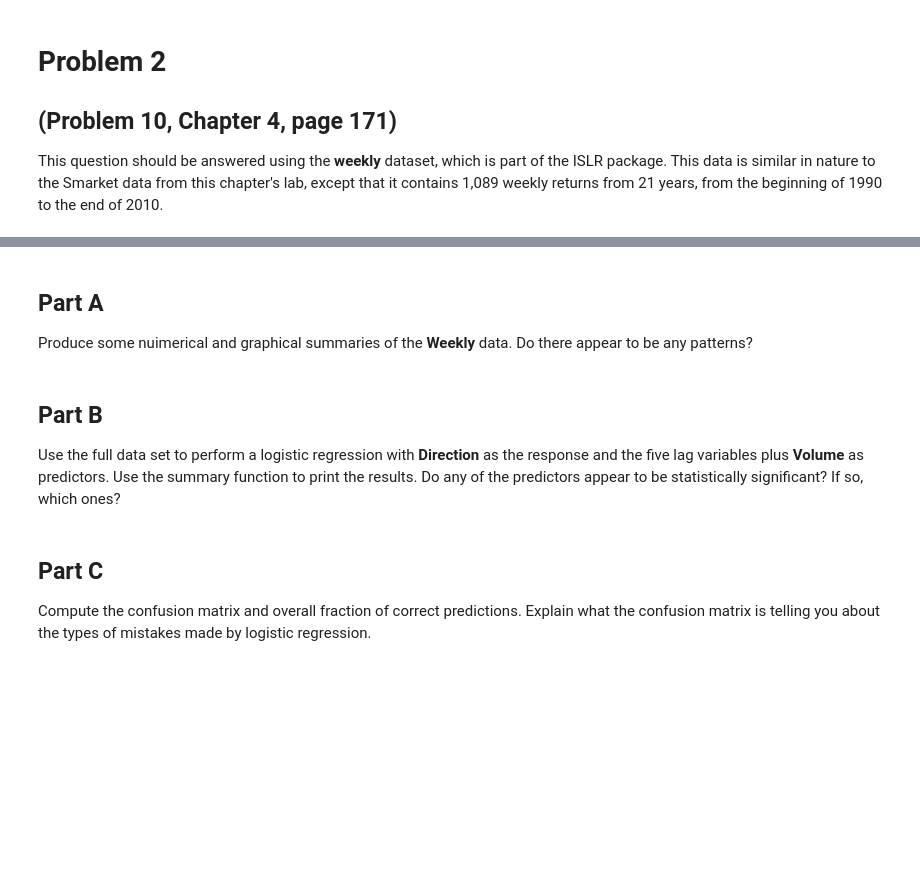
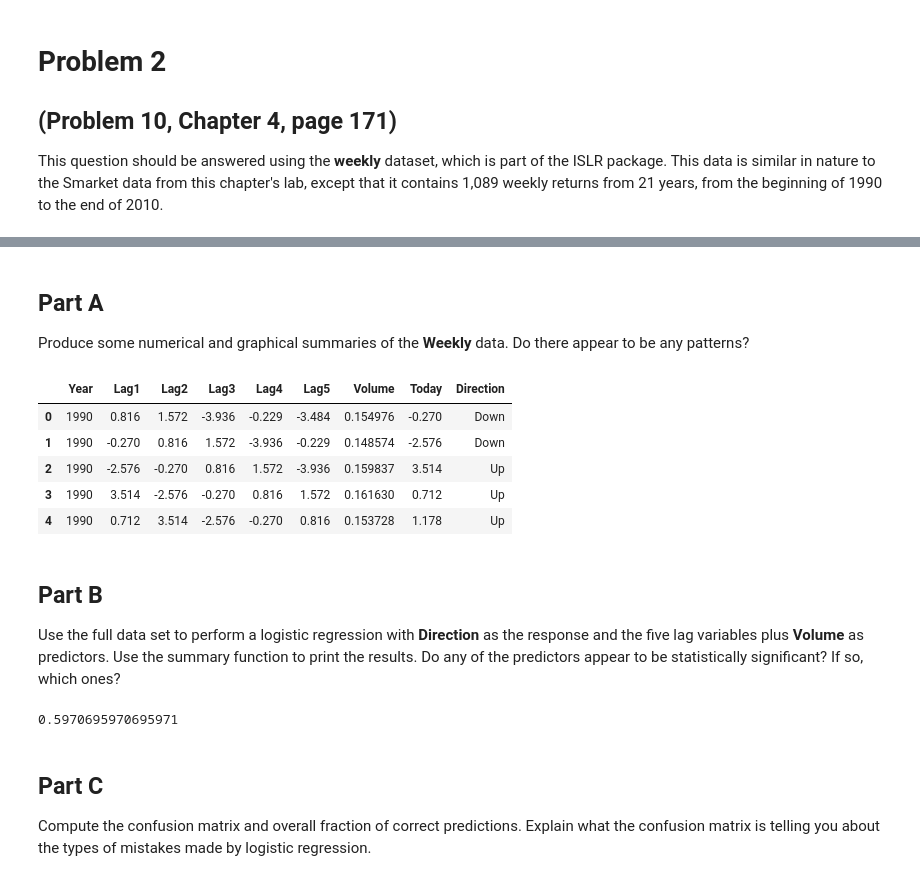
Before and after one commit to jsigee87/Data-Science-Lab-ee379k, a Jupyter notebook: lab5/src/problem2.ipynb, the cells around one changed output, grey strips where cells are left out. Saved outputs shown, nothing was run; the diff lists cells and outputs as text; code cells hidden in the pictures; blank space fills up the shorter version.

```diff
--- a/lab5/src/problem2.ipynb
+++ b/lab5/src/problem2.ipynb
@@ -52,6 +22,19 @@ for k,v in df_dict.items():
 # %% [markdown]
 ## Part A
-Produce some nuimerical and graphical summaries of the <b>Weekly</b> data. Do there appear to be any patterns?
+Produce some numerical and graphical summaries of the <b>Weekly</b> data. Do there appear to be any patterns?
+# %%
+filepath = '../../datasets/ISLR/data/csv/'
+filename = 'Weekly.csv'
+weekly = pd.read_csv(filepath + filename)
+weekly.drop(['Unnamed: 0'], axis=1, inplace=True) #error in converting to csv
+weekly.head()
+# %% [output]
+|  | Year | Lag1 | Lag2 | Lag3 | Lag4 | Lag5 | Volume | Today | Direction |
+| 0 | 1990 | 0.816 | 1.572 | -3.936 | -0.229 | -3.484 | 0.154976 | -0.270 | Down |
+| 1 | 1990 | -0.270 | 0.816 | 1.572 | -3.936 | -0.229 | 0.148574 | -2.576 | Down |
+| 2 | 1990 | -2.576 | -0.270 | 0.816 | 1.572 | -3.936 | 0.159837 | 3.514 | Up |
+| 3 | 1990 | 3.514 | -2.576 | -0.270 | 0.816 | 1.572 | 0.161630 | 0.712 | Up |
+| 4 | 1990 | 0.712 | 3.514 | -2.576 | -0.270 | 0.816 | 0.153728 | 1.178 | Up |
 # %% [markdown]
 ## Part B
 Use the full data set to perform a logistic regression with <b>Direction</b> as the response and the five lag variables plus <b>Volume</b> as predictors. Use the summary function to print the results. Do any of the predictors appear to be statistically significant? If so, which ones?
@@ -58,3 +44,28 @@ Use the full data set to perform a logistic regression with <b>Direction</b> as
+# %%
+# First we need to convert the directions into zeros and ones.
+# We do so with sklearn's label binarizer.
+lb = LabelBinarizer()
+y = lb.fit_transform(weekly.Direction)
+
+# Then we create our X from the columns as required
+X = np.array(weekly[['Lag1', 'Lag2', 'Lag3', 'Lag4', 'Lag5', 'Volume']])
+
+# Shuffle and split the training set
+#rand = int.from_bytes(os.urandom(8), byteorder="big") / ((1 << 64) - 1)
+rand = np.random.randint(0,100)
+X_train, X_test, y_train, y_test = train_test_split(X, y, random_state=rand)
+y_train = np.reshape(y_train, (y_train.shape[0],))
+
+# Log Regression
+clf = LogisticRegression()
+_ = clf.fit(X_train, y_train)
+pred = clf.predict(X_test)
+print(clf.score(X_test, y_test))
+
+##############################
+########## Print summary???
+# %% [output]
+0.5970695970695971
 # %% [markdown]
 ## Part C
 Compute the confusion matrix and overall fraction of correct predictions. Explain what the confusion matrix is telling you about the types of mistakes made by logistic regression.
```
Also changed, not shown: parts of 5 cells of this notebook.
